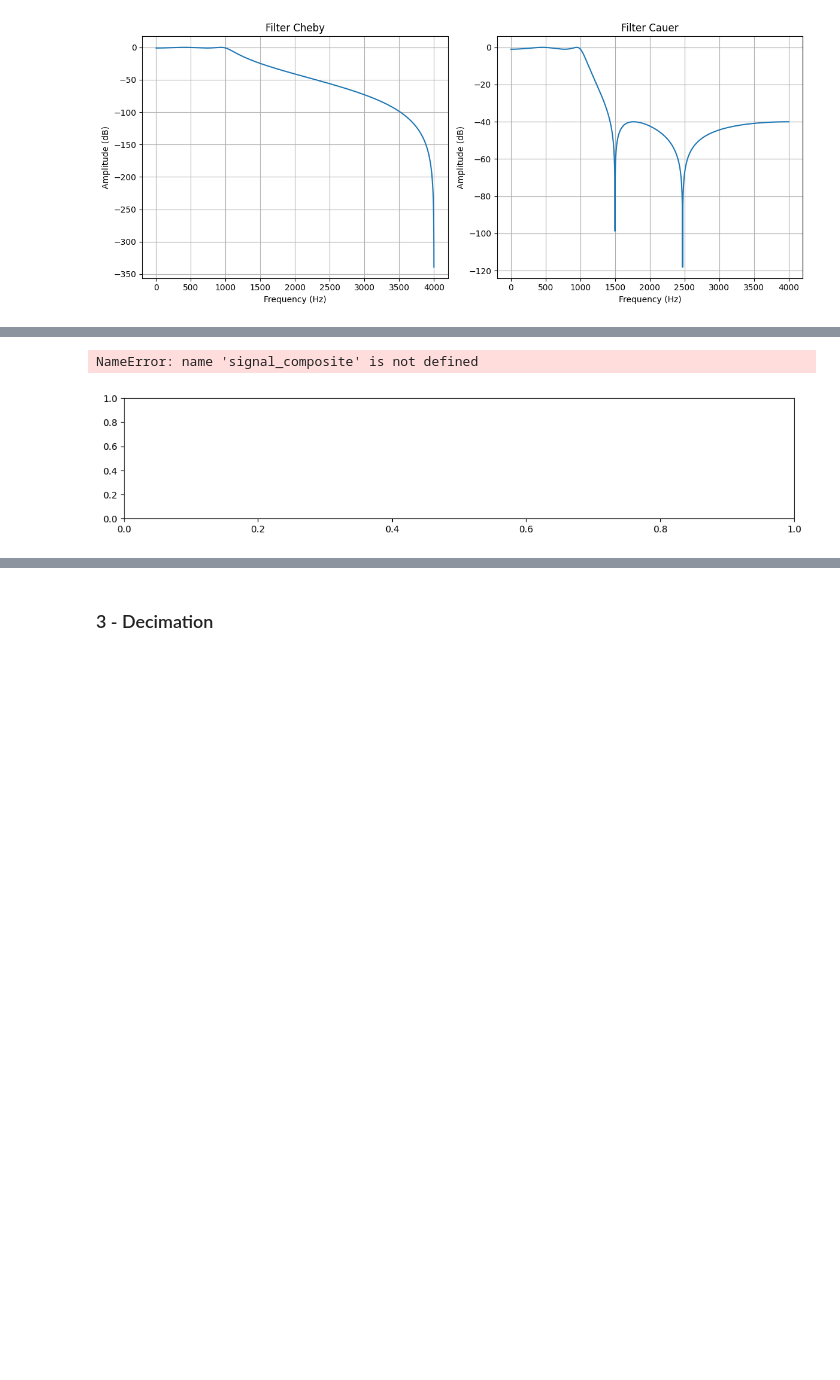
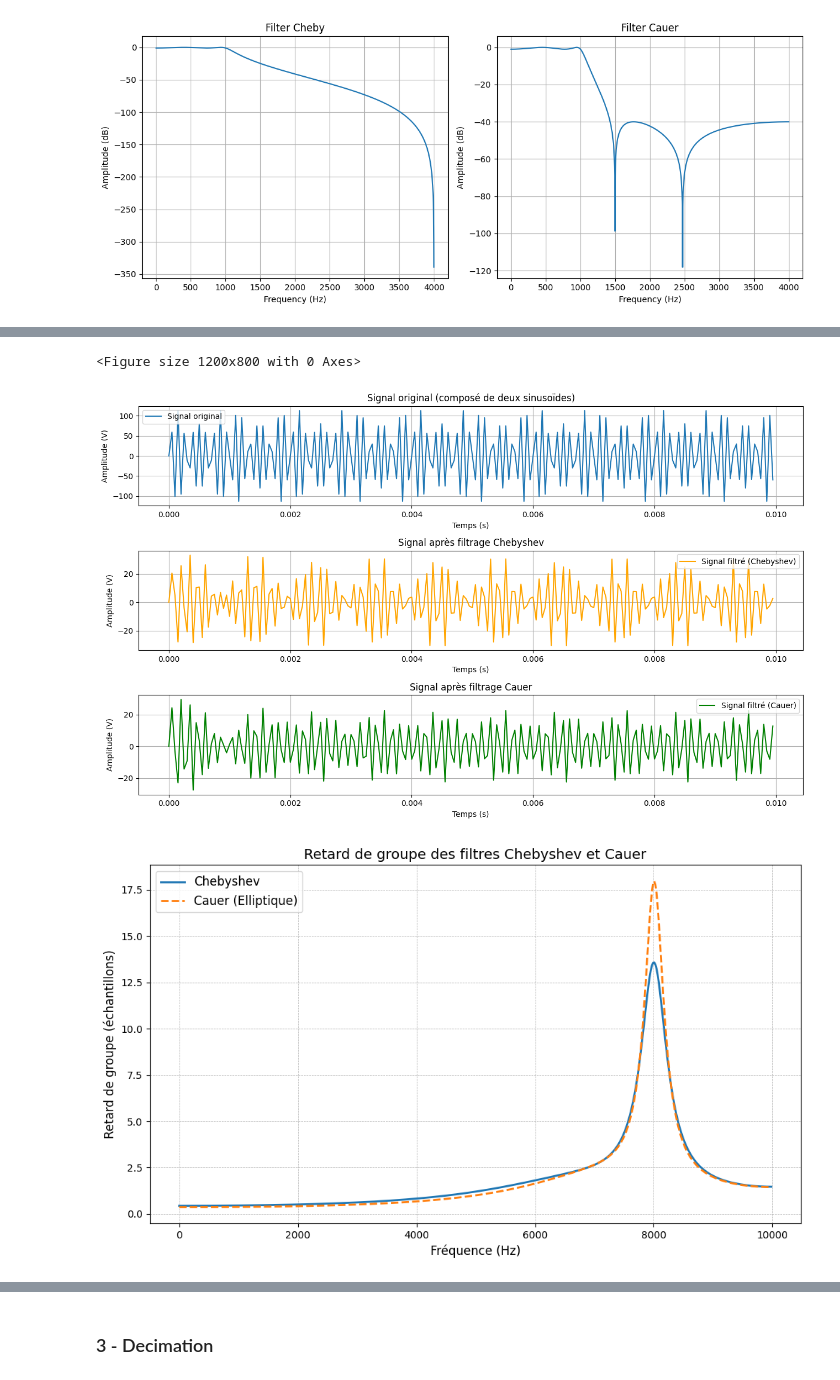
Before and after one commit to mordamed/ProjetSignalProcessing, a Jupyter notebook: student_funct.ipynb, the cells around one changed output, grey strips where cells are left out. Saved outputs shown, nothing was run; the diff lists cells and outputs as text; code cells hidden in the pictures; blank space fills up the shorter version.

```diff
--- a/student_funct.ipynb
+++ b/student_funct.ipynb
@@ -267,32 +335,62 @@ plt.figure(figsize=(13, 8))
 # Signal original
 plt.subplot(3, 1, 1)
 plt.plot(t, signal_composite, label="Signal original")
 plt.title("Signal original (composé de deux sinusoïdes)")
 plt.xlabel("Temps (s)")
 plt.ylabel("Amplitude (V)")
 plt.grid()
 plt.legend()
 
 # Signal filtré avec Chebyshev
 plt.subplot(3, 1, 2)
 plt.plot(t, signal_cheby, label="Signal filtré (Chebyshev)", color="orange")
 plt.title("Signal après filtrage Chebyshev")
 plt.xlabel("Temps (s)")
 plt.ylabel("Amplitude (V)")
 plt.grid()
 plt.legend()
 
 # Signal filtré avec Cauer
 plt.subplot(3, 1, 3)
 plt.plot(t, signal_cauer, label="Signal filtré (Cauer)", color="green")
 plt.title("Signal après filtrage Cauer")
 plt.xlabel("Temps (s)")
 plt.ylabel("Amplitude (V)")
 plt.grid()
 plt.legend()
 
 plt.tight_layout()
 plt.show()
+
+
+
+import numpy as np
+import matplotlib.pyplot as plt
+from scipy.signal import group_delay
+
+# Calcul du retard de groupe pour le filtre Chebyshev
+w_cheby, gd_cheby = group_delay((b_cheby, a_cheby), fs=fs)
+
+# Calcul du retard de groupe pour le filtre Cauer
+w_cauer, gd_cauer = group_delay((b_cauer, a_cauer), fs=fs)
+
+# Affichage du retard de groupe
+plt.figure(figsize=(10, 6))
+plt.plot(w_cheby, gd_cheby, label="Chebyshev", linewidth=2)
+plt.plot(w_cauer, gd_cauer, label="Cauer (Elliptique)", linewidth=2, linestyle="--")
+plt.title("Retard de groupe des filtres Chebyshev et Cauer", fontsize=14)
+plt.xlabel("Fréquence (Hz)", fontsize=12)
+plt.ylabel("Retard de groupe (échantillons)", fontsize=12)
+plt.grid(True, which="both", linestyle="--", linewidth=0.5)
+plt.legend(fontsize=12)
+plt.tight_layout()
+
+# Sauvegarde de l'image pour inclusion dans le document LaTeX
+plt.savefig("retard_groupe.png", dpi=300)
+
+# Affichage
+plt.show()
 # %% [output]
-NameError: name 'signal_composite' is not defined
+<Figure size 1200x800 with 0 Axes>
-[figure, old version]
+[figure, new version]
+[figure, added]
```
Also changed, not shown: parts of 8 cells of this notebook, 1 other file.
